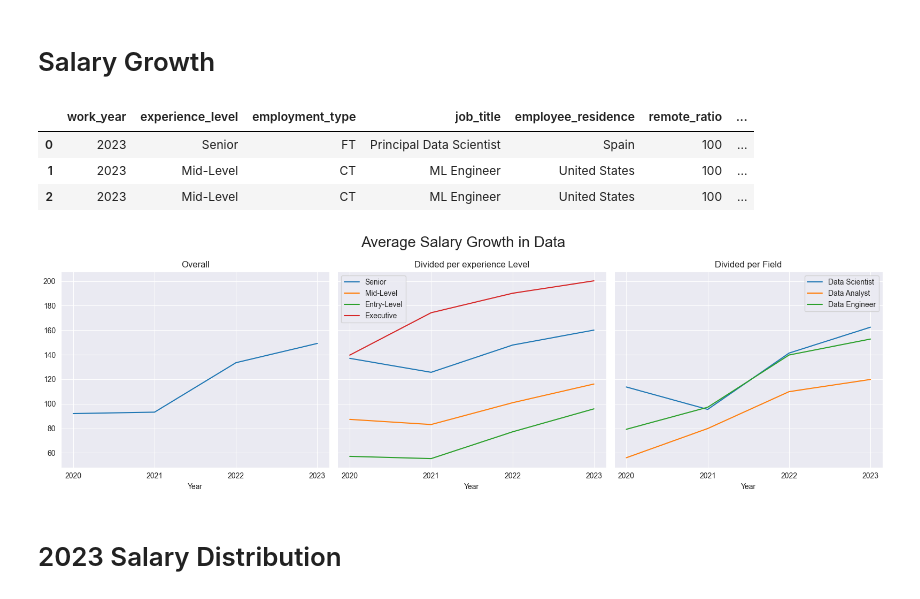
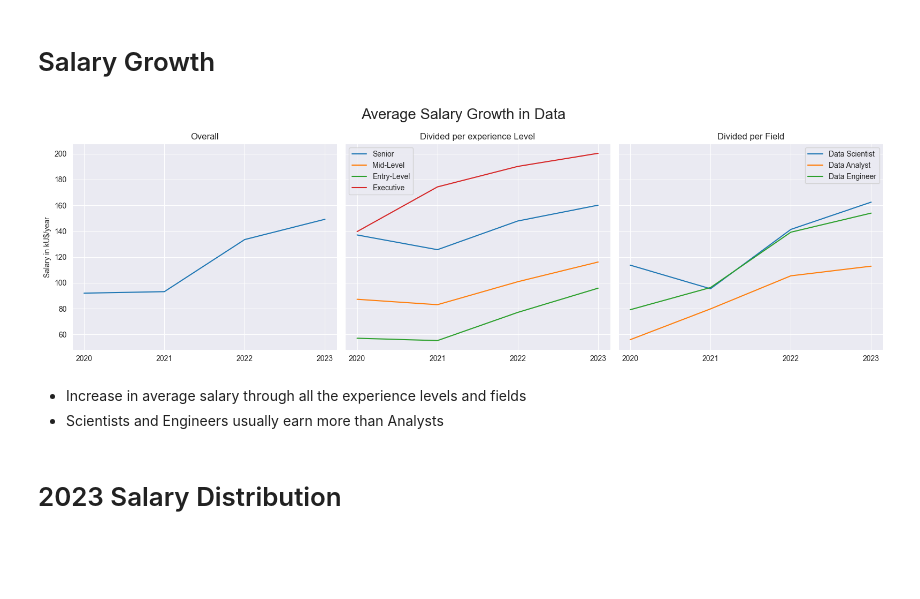
Before and after one commit to LucasGalanti/kaggle_data_science_salaries, a Jupyter notebook: ds_salaries.ipynb, the cells around one changed output. Saved outputs shown, nothing was run; the diff lists cells and outputs as text; code cells hidden in the pictures; blank space fills up the shorter version.

```diff
--- a/ds_salaries.ipynb
+++ b/ds_salaries.ipynb
@@ -111,10 +165,15 @@ salaries
 # %%
-titles = pd.DataFrame(salaries.job_title.value_counts(normalize=True)).drop('proportion',axis=1)
+## The strategy is to create a dictionary to then convert the job_titles to job fields
 
+## first, we create the df with all the job_titles
+titles = pd.DataFrame(salaries.job_title.unique(), columns = ['job_title']).set_index('job_title')
+
+
+# Now we create a Dictionary of keywords for each field
 Data_Science_keywords = {
-    "Data Scientist"  : ['Science', 'Scientist', 'AI', 'ML', 'Machine Learning', 'Deep Learning', 'Model'],
-    'Data Analyst'  : ['Analyst', 'Analysis', 'Analytic', 'Business', 'BI'],
-    'Data Engineer' : ['Engineer', 'Engineering', 'Architect', 'DB', 'Database', 'Azure', 'ETL']
+    "Data Scientist": ['Science', 'Scientist', 'AI', 'ML', 'Machine Learning', 'Deep Learning', 'Model'],
+    'Data Engineer' : ['Engineer', 'Engineering', 'Architect', 'DB', 'Database', 'Azure', 'ETL'],
+    'Data Analyst'  : ['Analyst', 'Analysis', 'Analytic', 'Business', 'BI']
 }
 
 titles['field'] = 'Other'
@@ -148,0 +220,11 @@ salaries = salaries[salaries['field']!='Other']
+# %%
+def ratio_class(ratio):
+    if ratio == 100:
+        return 'Remote'
+    elif ratio == 0:
+        return 'In-Person'
+    else:
+        return 'Hybrid'
+# %%
+salaries['ratio_class'] = salaries['remote_ratio'].apply(ratio_class)
+salaries['ratio_class'].value_counts()
@@ -204,12 +332,5 @@ plt.show()
 # %% [markdown]
 # Salary Growth
-# %%
-salaries.head(3)
-# %% [output]
-|  | work_year | experience_level | employment_type | job_title | employee_residence | remote_ratio | ... |
-| 0 | 2023 | Senior | FT | Principal Data Scientist | Spain | 100 | ... |
-| 1 | 2023 | Mid-Level | CT | ML Engineer | United States | 100 | ... |
-| 2 | 2023 | Mid-Level | CT | ML Engineer | United States | 100 | ... |
 # %%
 sns.set_style('darkgrid')
 
@@ -226,8 +347,8 @@ sns.lineplot(
     errorbar = None
 )
 axes[0].set_xticks(counts_exp['work_year'].unique())
-axes[0].set_xlabel('Year')
-axes[0].set_ylabel('')
+axes[0].set_xlabel('')
+axes[0].set_ylabel('Salary in kU$/year')
 axes[0].set_title('Overall')
 
 sns.lineplot(
@@ -235,35 +356,38 @@ sns.lineplot(
     data = salaries,
     x = "work_year",
     y = 'salary_in_kusd',
     hue = 'experience_level',
     estimator = 'mean',
     errorbar = None
 )
 axes[1].set_xticks(counts_exp['work_year'].unique())
-axes[1].set_xlabel('Year')
+axes[1].set_xlabel('')
 axes[1].set_ylabel('')
 axes[1].set_title('Divided per experience Level')
 axes[1].legend(title='')
 
 sns.lineplot(
     ax=axes[2],
     data = salaries,
     x = "work_year",
     y = 'salary_in_kusd',
     hue = 'field',
     estimator = 'mean',
     errorbar = None
 )
 axes[2].set_xticks(counts_field['work_year'].unique())
-axes[2].set_xlabel('Year')
+axes[2].set_xlabel('')
 axes[2].set_ylabel('')
 axes[2].set_title('Divided per Field')
 axes[2].legend(title='')
 
 
 plt.tight_layout()
 plt.show()
 # %% [output]
-[figure, old version]
+[figure, new version]
+# %% [markdown]
+- Increase in average salary through all the experience levels and fields
+- Scientists and Engineers usually earn more than Analysts
 # %% [markdown]
 # 2023 Salary Distribution
```
Also changed, not shown: parts of 28 cells of this notebook.
